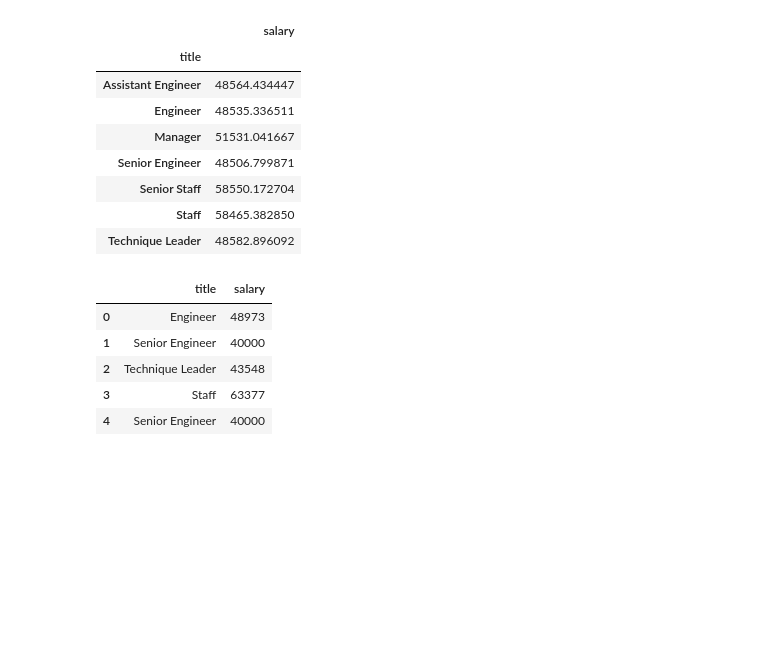
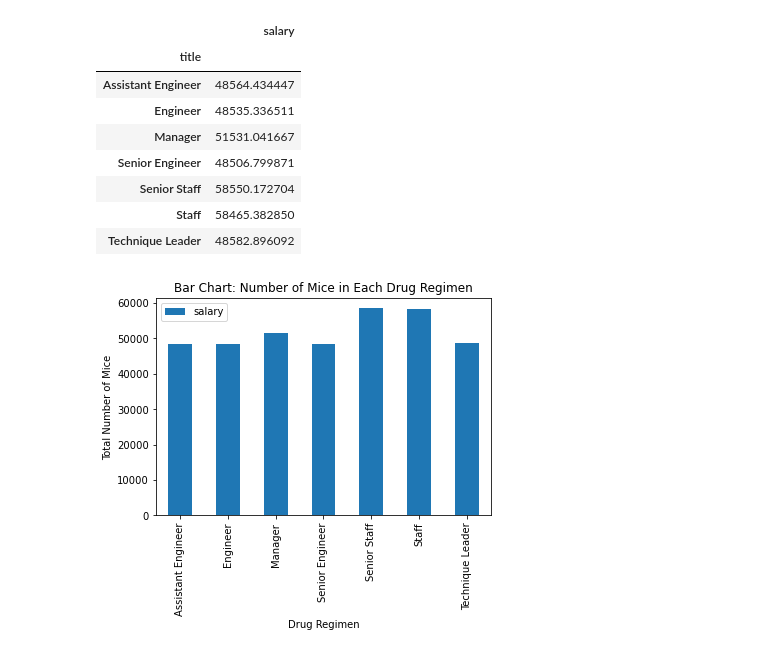
Before and after one commit to clairewkh/SQL-Challenge, a Jupyter notebook: Bonus.ipynb, the cells around one changed output. Cells and saved outputs as stored; diff of their text form; code cells hidden in the pictures; blank space fills up the shorter version.

```diff
--- a/Bonus.ipynb
+++ b/Bonus.ipynb
@@ -135,9 +135,8 @@ tit_sal_only = merge_data2[["title","salary"]]
 tit_sal_only.head(10)
 
 #Average
-avg_sal = tit_sal_only.groupby(["title"])
-avg_sal.mean()
-avg_sal.reset_index(level=non)
+avg_sal = tit_sal_only.groupby(["title"]).mean()
+avg_sal
 # %% [output]
 |  | salary |
 | title |  |
@@ -148,17 +147,11 @@ avg_sal.reset_index(level=non)
 | Senior Staff | 58550.172704 |
 | Staff | 58465.382850 |
 | Technique Leader | 48582.896092 |
-# %%
-#Get the salary for each title
-emp_tit_sal =  pd.read_sql("Select t.title, s.salary from employees e, salaries s, titles t \
-where e.emp_no = s.emp_no and t.title_id = e.emp_title_id", connection)
-emp_tit_sal.head()
-# %% [output]
-|  | title | salary |
-| 0 | Engineer | 48973 |
-| 1 | Senior Engineer | 40000 |
-| 2 | Technique Leader | 43548 |
-| 3 | Staff | 63377 |
-| 4 | Senior Engineer | 40000 |
+# %%
+avg_sal.plot(kind = 'bar', xlabel = "Drug Regimen", ylabel = "Total Number of Mice",
+              title = "Bar Chart: Number of Mice in Each Drug Regimen")
+plt.show()
+# %% [output]
+[figure, added]
 # %%
 #3. Create a bar chart of average salary by title.
```
Also changed, not shown: parts of 2 cells of this notebook.
